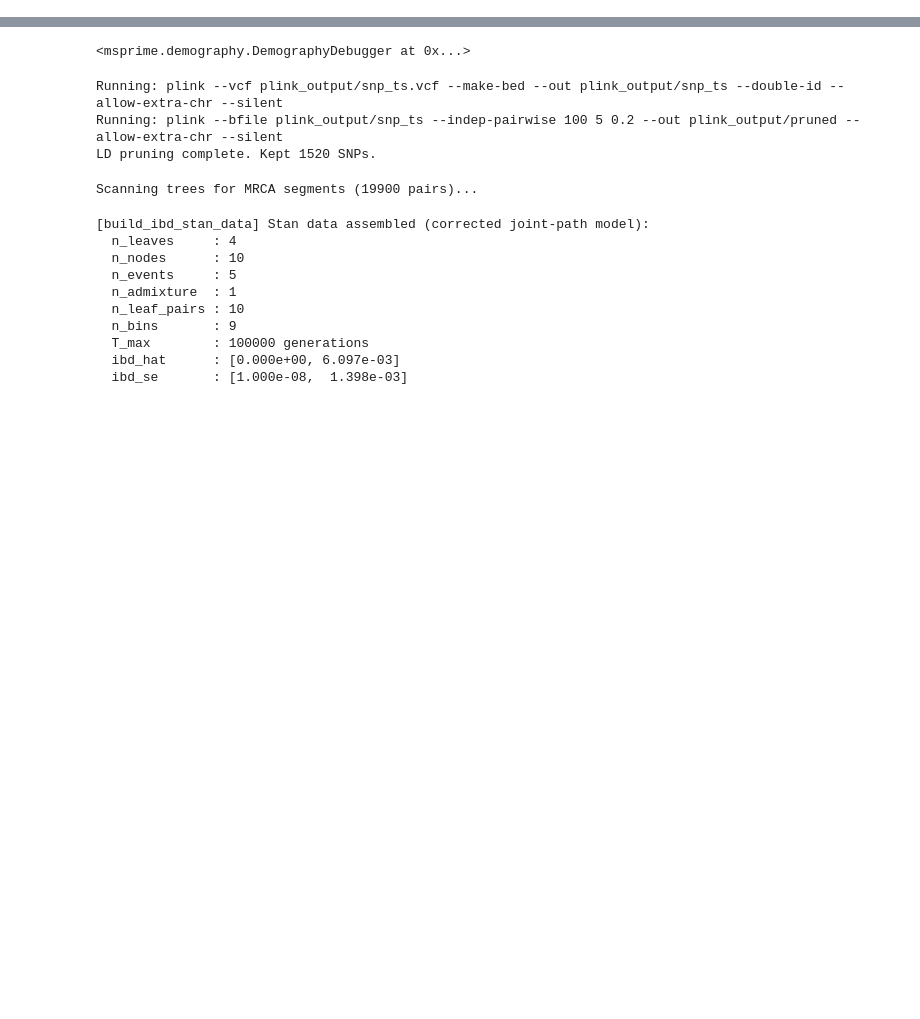
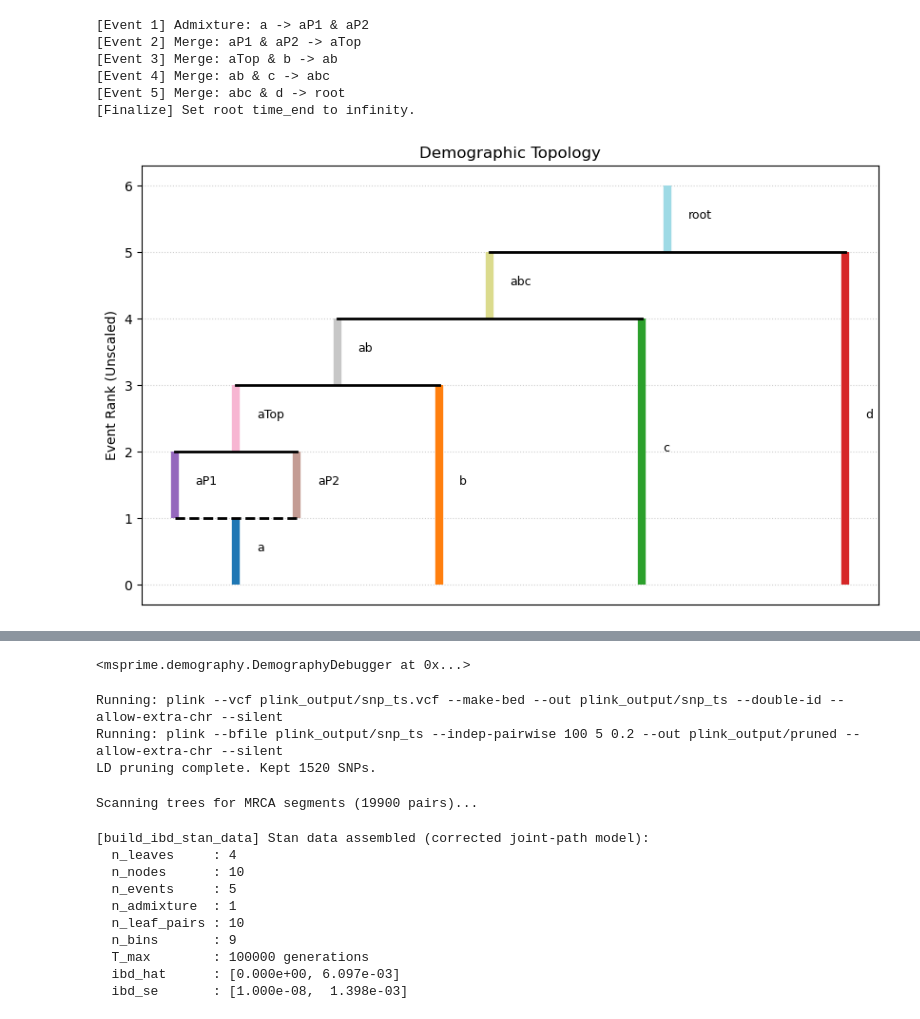
Before and after one commit to QiiiiiC/admix_stan, a Jupyter notebook: new_pipeline/example_usage.ipynb, the cells around one changed output, grey strips where cells are left out. Saved outputs shown, nothing was run; the diff lists cells and outputs as text; code cells hidden in the pictures; blank space fills up the shorter version.

```diff
--- a/new_pipeline/example_usage.ipynb
+++ b/new_pipeline/example_usage.ipynb
@@ -34 +31,18 @@ d.plot_demography(scale = False)
+# %%
+d = DemographicTopology(['a', 'b', 'c', 'd'])
+d.add_admixture_event('a', 'aP1', 'aP2')
+d.add_merge_event('aP1', 'aP2', 'aTop')
+d.add_merge_event('aTop', 'b', 'ab')
+d.add_merge_event('ab', 'c', 'abc')
+d.add_merge_event('abc', 'd', 'root')
+d.finalize_root()
+d.plot_demography(scale = False)
+# %% [output]
+[Event 1] Admixture: a -> aP1 & aP2
+[Event 2] Merge: aP1 & aP2 -> aTop
+[Event 3] Merge: aTop & b -> ab
+[Event 4] Merge: ab & c -> abc
+[Event 5] Merge: abc & d -> root
+[Finalize] Set root time_end to infinity.
+[figure, added]
 # %%
```
Also changed, not shown: parts of 4 cells of this notebook, 21 other files.
